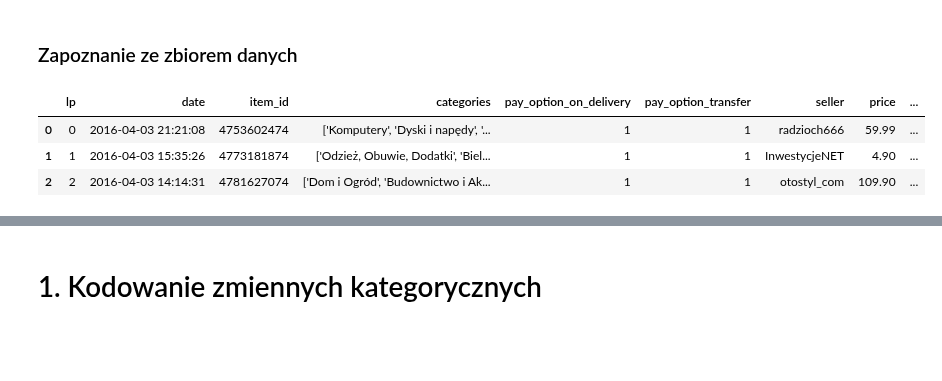
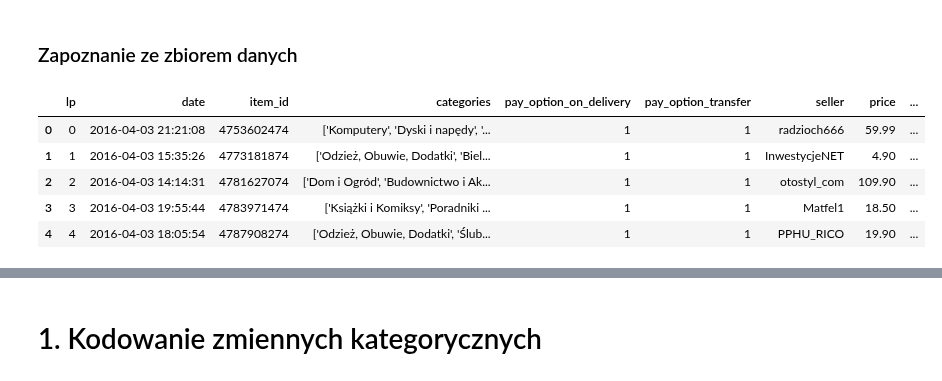
Before and after one commit to mini-pw/2021L-WUM, a Jupyter notebook: Prace_domowe/Praca_domowa2/adrianna_grudzien/pd2.ipynb, the cells around one changed output, grey strips where cells are left out. Drawn from its saved outputs; the diff is of its cells as text; code cells hidden in the pictures; blank space fills up the shorter version.

```diff
--- a/Prace_domowe/Praca_domowa2/adrianna_grudzien/pd2.ipynb
+++ b/Prace_domowe/Praca_domowa2/adrianna_grudzien/pd2.ipynb
@@ -30,13 +30,15 @@ from scipy import stats
 # %%
 df = pd.read_csv('allegro-api-transactions.csv', delimiter=',')
 
 df.shape # rozmiar ramki jest duży i powoduje problemy wydajnościowe, więc obcinam ją:
-df = df.head(150000)
+df = df.head(1500)
 n = df.shape[0] # liczba wierszy
 
-df.head(3)
+df.head()
 # %% [output]
 |  | lp | date | item_id | categories | pay_option_on_delivery | pay_option_transfer | seller | price | ... |
 | 0 | 0 | 2016-04-03 21:21:08 | 4753602474 | ['Komputery', 'Dyski i napędy', '... | 1 | 1 | radzioch666 | 59.99 | ... |
 | 1 | 1 | 2016-04-03 15:35:26 | 4773181874 | ['Odzież, Obuwie, Dodatki', 'Biel... | 1 | 1 | InwestycjeNET | 4.90 | ... |
 | 2 | 2 | 2016-04-03 14:14:31 | 4781627074 | ['Dom i Ogród', 'Budownictwo i Ak... | 1 | 1 | otostyl_com | 109.90 | ... |
+| 3 | 3 | 2016-04-03 19:55:44 | 4783971474 | ['Książki i Komiksy', 'Poradniki ... | 1 | 1 | Matfel1 | 18.50 | ... |
+| 4 | 4 | 2016-04-03 18:05:54 | 4787908274 | ['Odzież, Obuwie, Dodatki', 'Ślub... | 1 | 1 | PPHU_RICO | 19.90 | ... |
```
Also changed, not shown: parts of 23 cells of this notebook, 1 other file.
